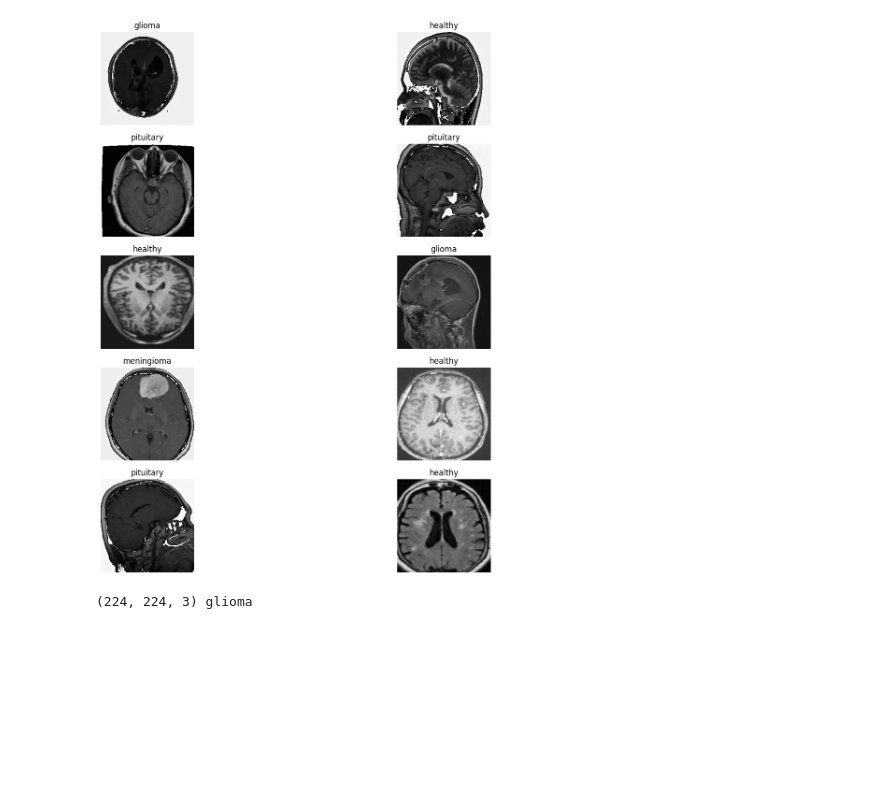
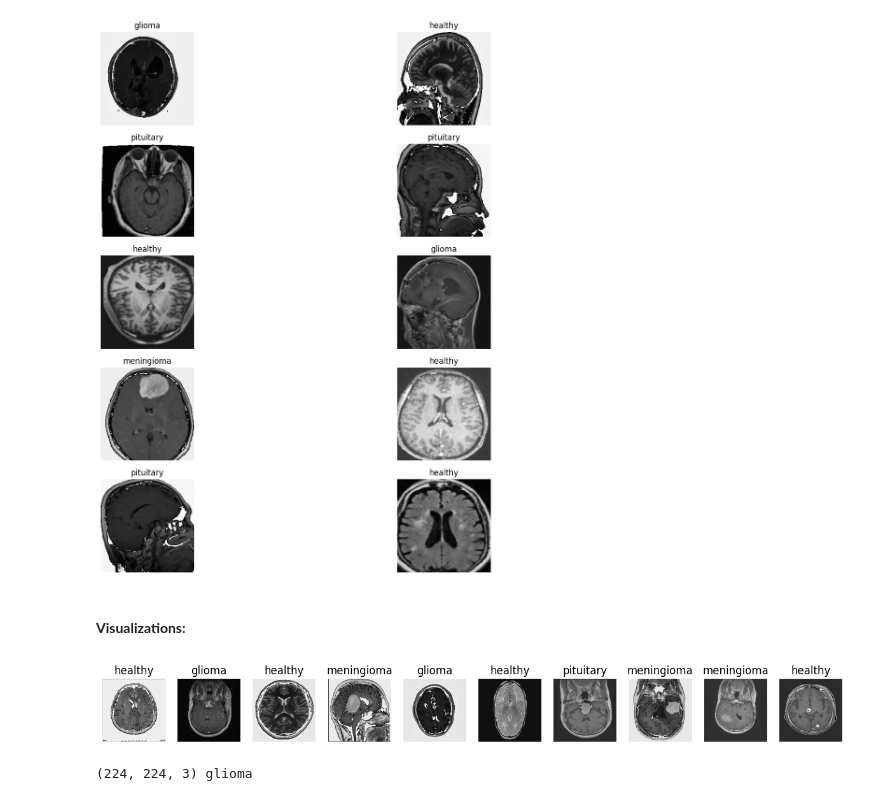
Before and after one commit to karlygaw/Classification-of-brain-tumors-using-MRI-scanning, a Jupyter notebook: ClassifyMRIscans.ipynb, the cells around one changed output. Saved outputs shown, nothing was run; the diff lists cells and outputs as text; code cells hidden in the pictures; blank space fills up the shorter version.

```diff
--- a/ClassifyMRIscans.ipynb
+++ b/ClassifyMRIscans.ipynb
@@ -468,3 +510,30 @@ display_images_from_dataset(train_ds)
+# %%
+# Функция для визуализации изображений
+def display_images_from_dataset(dataset, num_images=5):
+    plt.figure(figsize=(15, 15))
+    image_count = 0
+
+    for image_batch, label_batch in dataset:
+        for i in range(len(image_batch)):
+            if image_count >= num_images:
+                break
+            plt.subplot(1, num_images, image_count + 1)
+            image = image_batch[i].numpy()
+            label = tf.argmax(label_batch[i]).numpy()
+            plt.imshow((image * 255).astype("uint8"))
+            plt.title(classes[label])
+            plt.axis("off")
+            image_count += 1
+        if image_count >= num_images:
+            break
+    plt.show()
+# %% [markdown]
+#### **Visualizations:**
+# %%
+# Визуализация примеров изображений из тренировочного набора данных
+display_images_from_dataset(train_ds, num_images=10)
+# %% [output]
+[figure, added]
 # %%
 # import matplotlib.pyplot as plt
 # from PIL import Image
```
Also changed, not shown: parts of 14 cells of this notebook, 1 other file.
